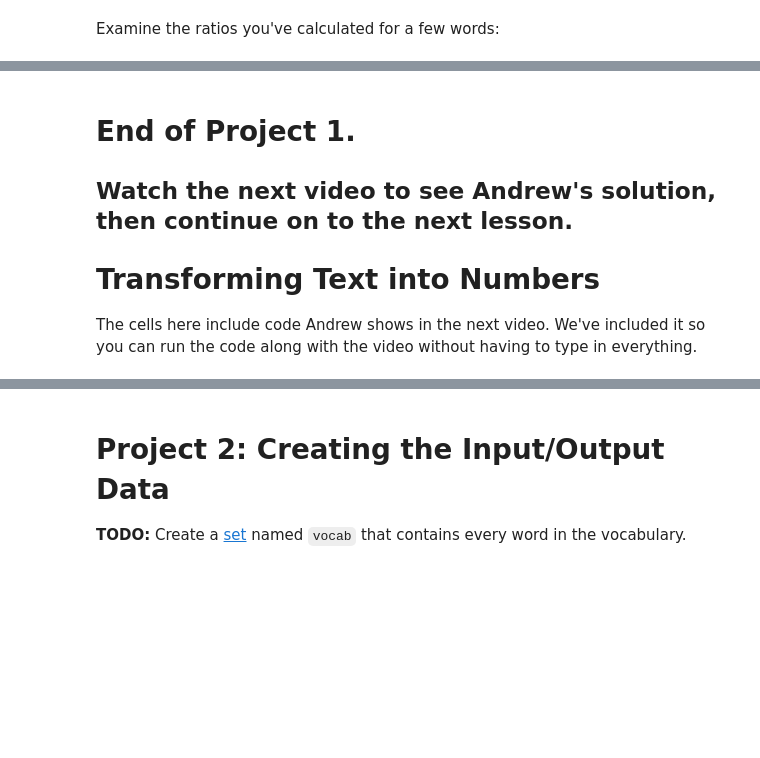
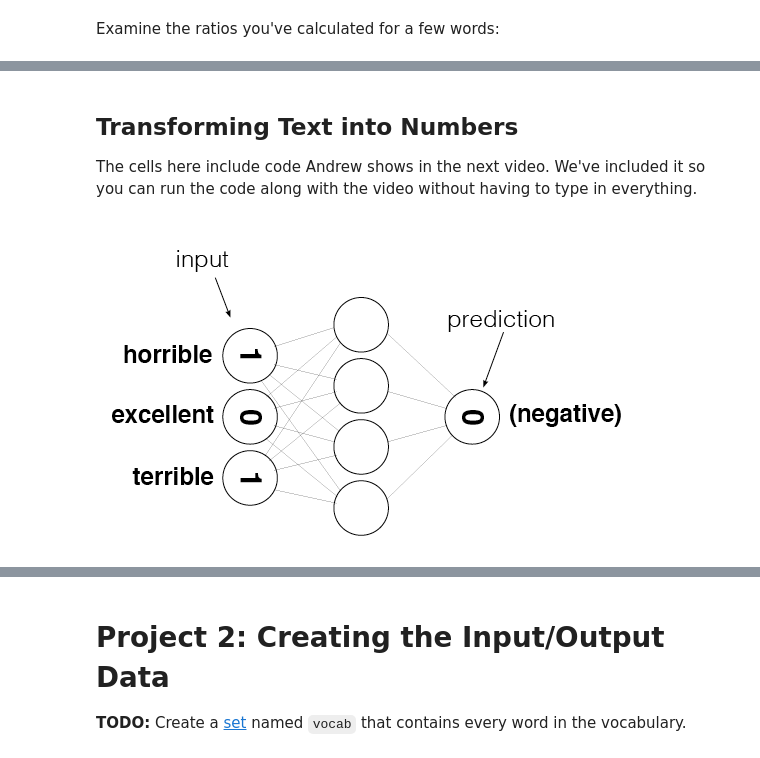
Before and after one commit to rbuerki/projects-dl, a Jupyter notebook: sentiment_analysis_from_scratch/sentiment_classification_movie-reviews.ipynb, the cells around one changed output, grey strips where cells are left out. Cells and saved outputs as stored; diff of their text form; code cells hidden in the pictures; blank space fills up the shorter version.

Commit message:
complete project 1

```diff
--- a/sentiment_analysis_from_scratch/sentiment_classification_movie-reviews.ipynb
+++ b/sentiment_analysis_from_scratch/sentiment_classification_movie-reviews.ipynb
@@ -241,14 +274,11 @@ list(reversed(pos_neg_ratios.most_common()))[0:30]
 # %% [markdown]
-# End of Project 1.
-## Watch the next video to see Andrew's solution, then continue on to the next lesson.
-
-# Transforming Text into Numbers<a id='lesson_3'></a>
+## Transforming Text into Numbers<a id='lesson_3'></a>
 The cells here include code Andrew shows in the next video. We've included it so you can run the code along with the video without having to type in everything.
 # %%
 from IPython.display import Image
-
 review = "This was a horrible, terrible movie."
-
-Image(filename='sentiment_network.png')
+Image(filename='pics/sentiment_network.png')
+# %% [output]
+[figure, added]
 # %%
 review = "The movie was excellent"
```
Also changed, not shown: parts of 21 cells of this notebook.
